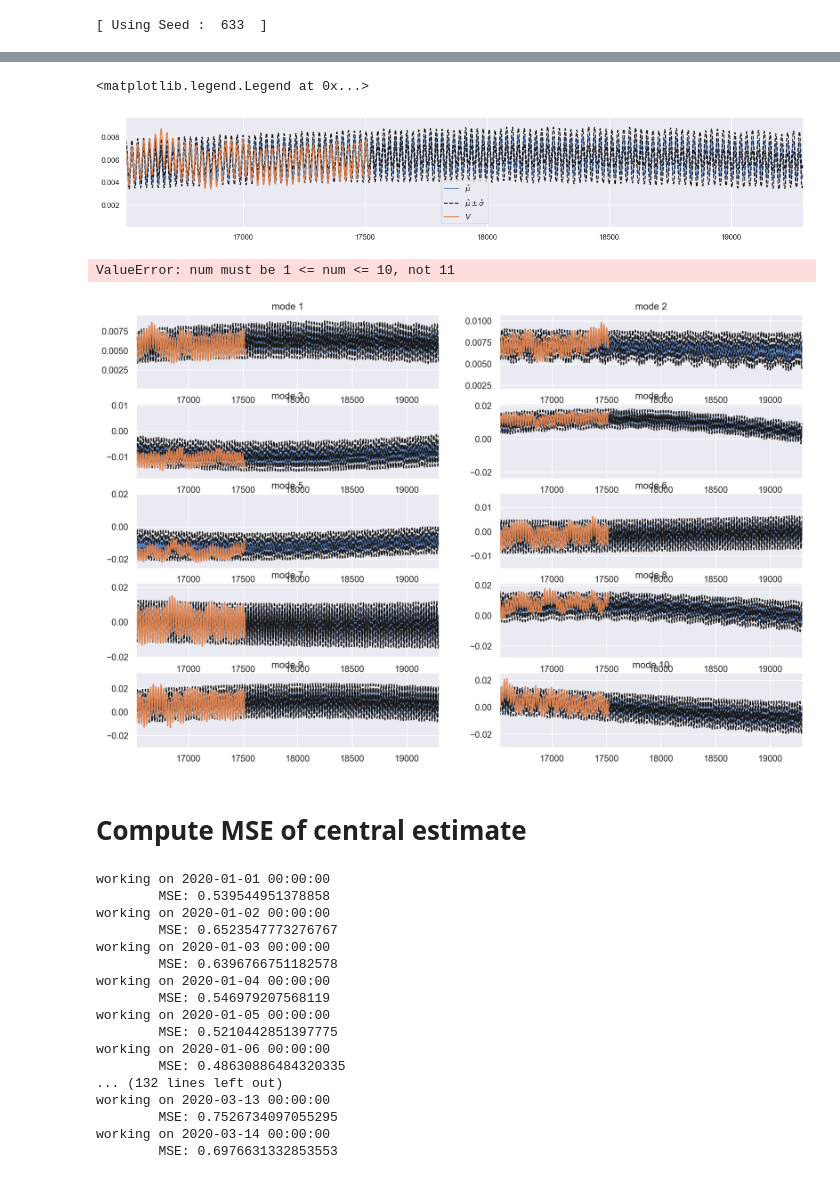
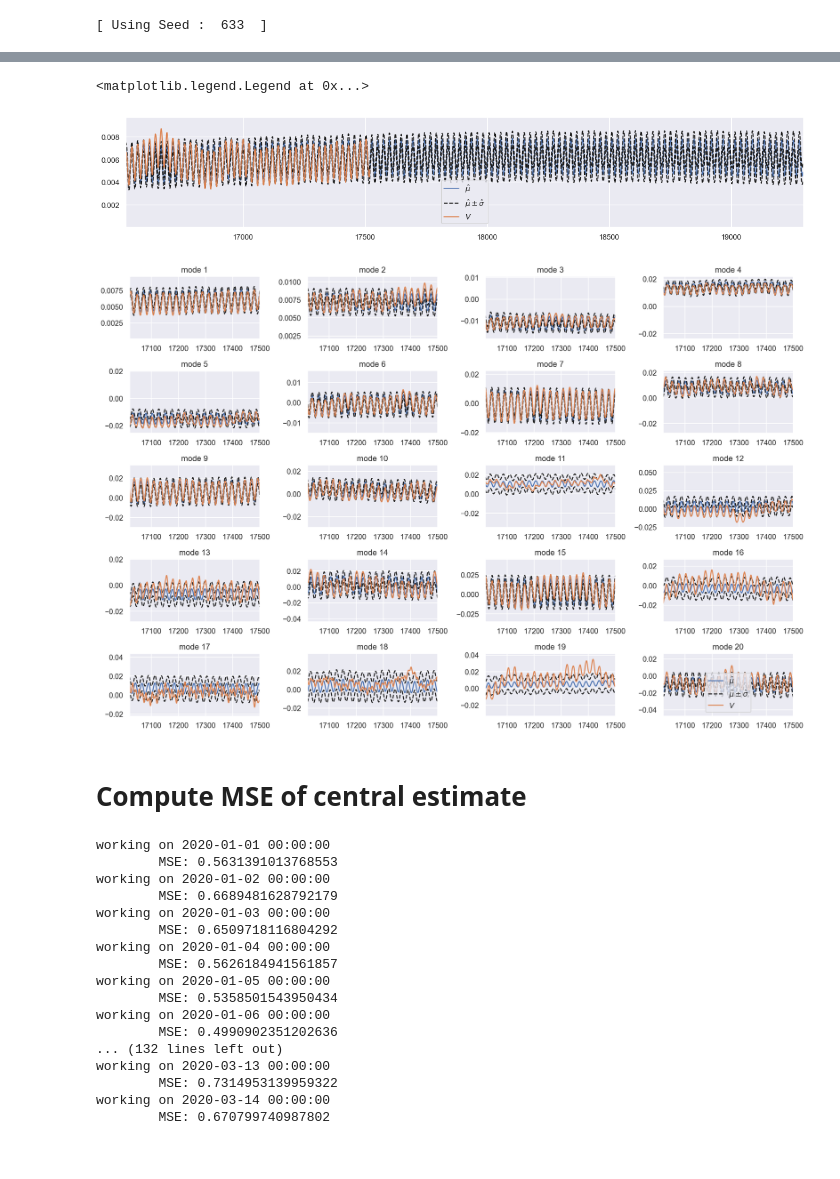
Before and after one commit to AlexTMallen/NASA-GEOS, a Jupyter notebook: pca-dpk.ipynb, the cells around one changed output, grey strips where cells are left out. Saved outputs shown, nothing was run; the diff lists cells and outputs as text; code cells hidden in the pictures.

```diff
--- a/pca-dpk.ipynb
+++ b/pca-dpk.ipynb
@@ -26,7 +26,7 @@ torch.backends.cudnn.deterministic = True
 K = 200
 name = "2018-19_gaussianOmega"
 V = np.load(f"ristretto/{name}_rank{K}V.npy")
-rank = 50
+rank = 20
 V = V[:, :rank]
 # %%
 scales = V.std(axis=0, keepdims=True)
@@ -46,7 +46,7 @@ k.init_periods(periods)
 # %%
 total_iters = 0
 # %%
-iters = 300
+iters = 900
 total_iters += iters
 k.fit(x, iterations=iters, cutoff=0, weight_decay=wd, lr_theta=lrt, lr_omega=0, verbose=True)
 # %% [output]
@@ -94,24 +110,23 @@ plt.xlim([V.shape[0] - 1000, H])
 plt.legend()
 # %% [output]
 <matplotlib.legend.Legend at 0x...>
-[figure, old version]
+[figure, new version]
 # %%
 plt.subplots(5, 2, figsize=(15, 10), dpi=200)
 start = 0
 for i in range(start, start + rank):
-    plt.subplot(5, 2, i + 1 - start)
+    plt.subplot(5, 4, i + 1 - start)
     plt.title(f"mode {i + 1}")
     plt.plot(mean_hat[:, i], label="$\hat \mu$")
     plt.plot(mean_hat[:, i] + std_hat[:, i], "--k", label="$\hat \mu \pm \hat \sigma$")
     plt.plot(mean_hat[:, i] - std_hat[:, i], "--k")
     plt.plot(V[:H, i], label="$V$")
-    plt.xlim([V.shape[0] - 1000, H])
+    plt.xlim([V.shape[0] - 500, 17500])
 plt.tight_layout()
 plt.legend()
 plt.show()
 # %% [output]
-ValueError: num must be 1 <= num <= 10, not 11
-[figure, old version]
+[figure, new version]
 # %% [markdown]
 # Compute MSE of central estimate
 # %%
@@ -146,22 +161,22 @@ while current_date < end_date:
     t += A.shape[1]
 # %% [output]
 working on 2020-01-01 00:00:00
-        MSE: 0.539544951378858
+        MSE: 0.5631391013768553
 working on 2020-01-02 00:00:00
-        MSE: 0.6523547773276767
+        MSE: 0.6689481628792179
 working on 2020-01-03 00:00:00
-        MSE: 0.6396766751182578
+        MSE: 0.6509718116804292
 working on 2020-01-04 00:00:00
-        MSE: 0.546979207568119
+        MSE: 0.5626184941561857
 working on 2020-01-05 00:00:00
-        MSE: 0.5210442851397775
+        MSE: 0.5358501543950434
 working on 2020-01-06 00:00:00
-        MSE: 0.48630886484320335
+        MSE: 0.4990902351202636
 ... (132 lines left out)
 working on 2020-03-13 00:00:00
-        MSE: 0.7526734097055295
+        MSE: 0.7314953139959322
 working on 2020-03-14 00:00:00
-        MSE: 0.6976631332853553
+        MSE: 0.670799740987802
 # %%
 plt.imshow(prediction.reshape((721, 1440, 24))[::-1, :, 5])
 plt.colorbar()
```
Also changed, not shown: parts of 10 cells of this notebook, 4 other files.
